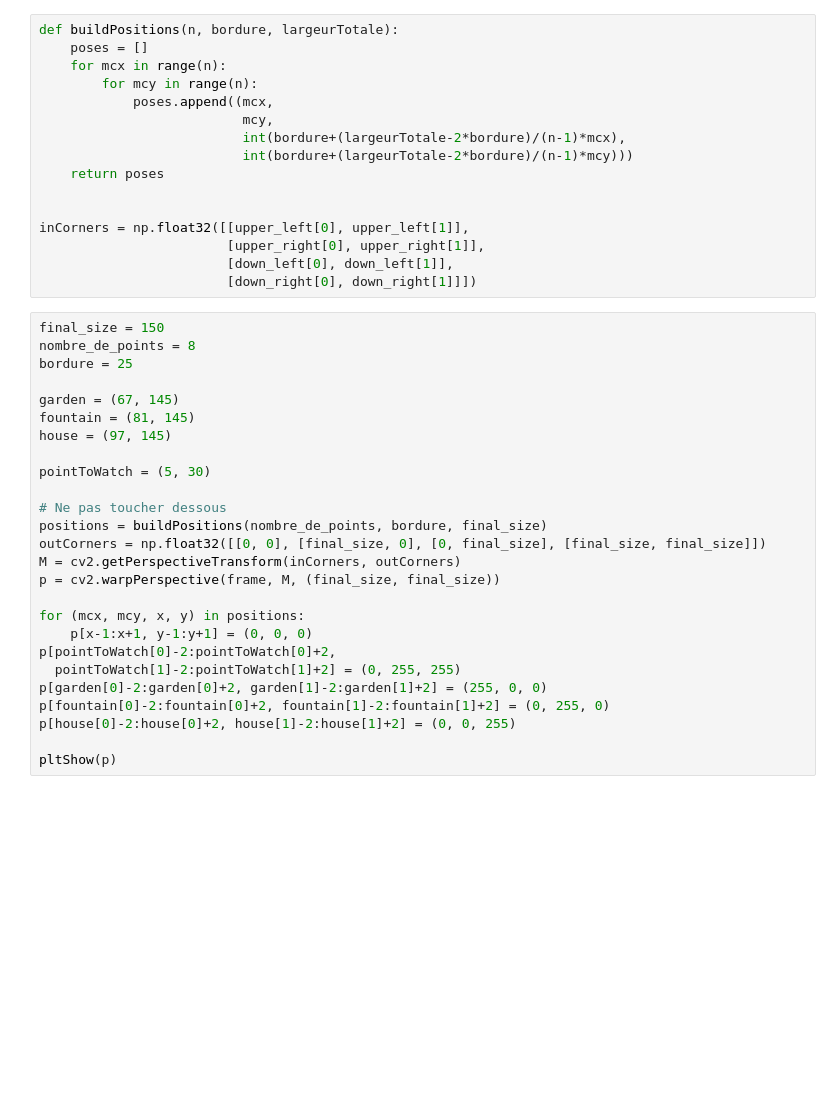
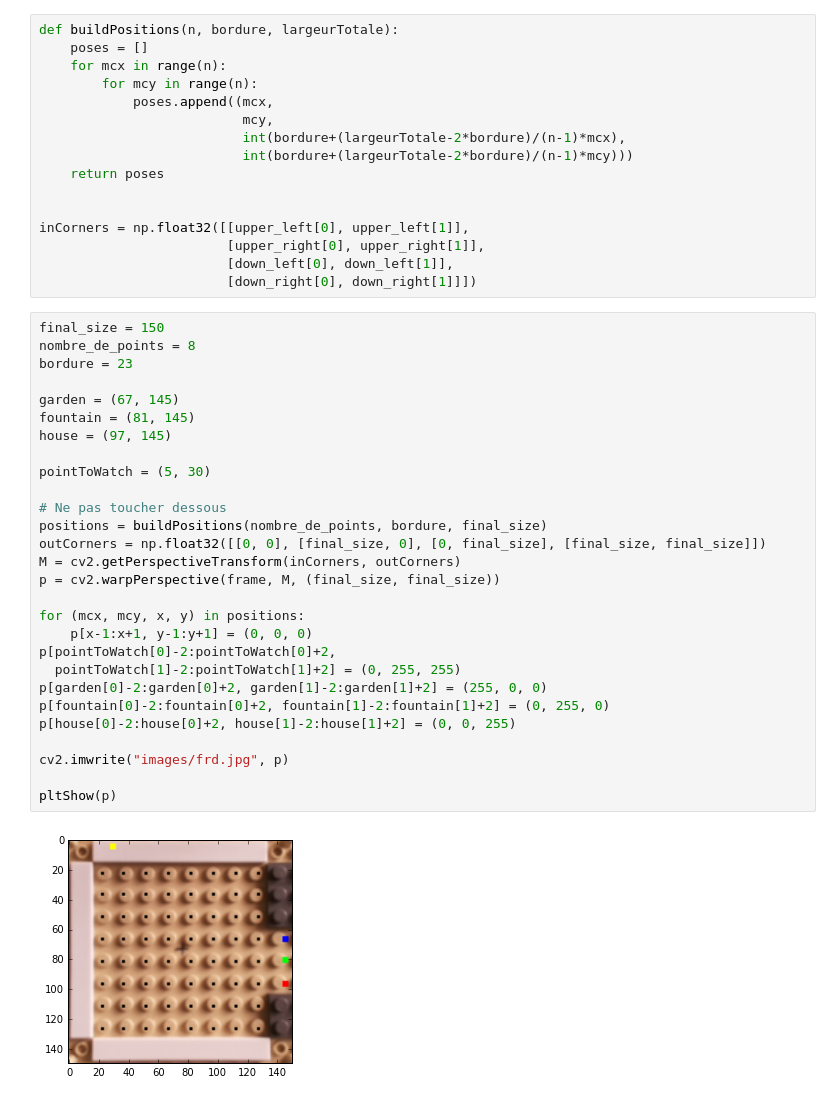
Before and after one commit to Bugnon/minecraft, a Jupyter notebook: LEGO_bricks/Initialisation helper.ipynb, the cells around one changed output. Drawn from its saved outputs; the diff is of its cells as text; blank space fills up the shorter version.

```diff
--- a/LEGO_bricks/Initialisation helper.ipynb
+++ b/LEGO_bricks/Initialisation helper.ipynb
@@ -49,26 +55,30 @@ inCorners = np.float32([[upper_left[0], upper_left[1]],
 # %%
 final_size = 150
 nombre_de_points = 8
-bordure = 25
+bordure = 23
 
 garden = (67, 145)
 fountain = (81, 145)
 house = (97, 145)
 
 pointToWatch = (5, 30)
 
 # Ne pas toucher dessous
 positions = buildPositions(nombre_de_points, bordure, final_size)
 outCorners = np.float32([[0, 0], [final_size, 0], [0, final_size], [final_size, final_size]])
 M = cv2.getPerspectiveTransform(inCorners, outCorners)
 p = cv2.warpPerspective(frame, M, (final_size, final_size))
 
 for (mcx, mcy, x, y) in positions:
     p[x-1:x+1, y-1:y+1] = (0, 0, 0)
 p[pointToWatch[0]-2:pointToWatch[0]+2,
   pointToWatch[1]-2:pointToWatch[1]+2] = (0, 255, 255)
 p[garden[0]-2:garden[0]+2, garden[1]-2:garden[1]+2] = (255, 0, 0)
 p[fountain[0]-2:fountain[0]+2, fountain[1]-2:fountain[1]+2] = (0, 255, 0)
 p[house[0]-2:house[0]+2, house[1]-2:house[1]+2] = (0, 0, 255)
 
+cv2.imwrite("images/frd.jpg", p)
+
 pltShow(p)
+# %% [output]
+[figure, added]
```
Also changed, not shown: parts of 3 cells of this notebook, 6 other files.
